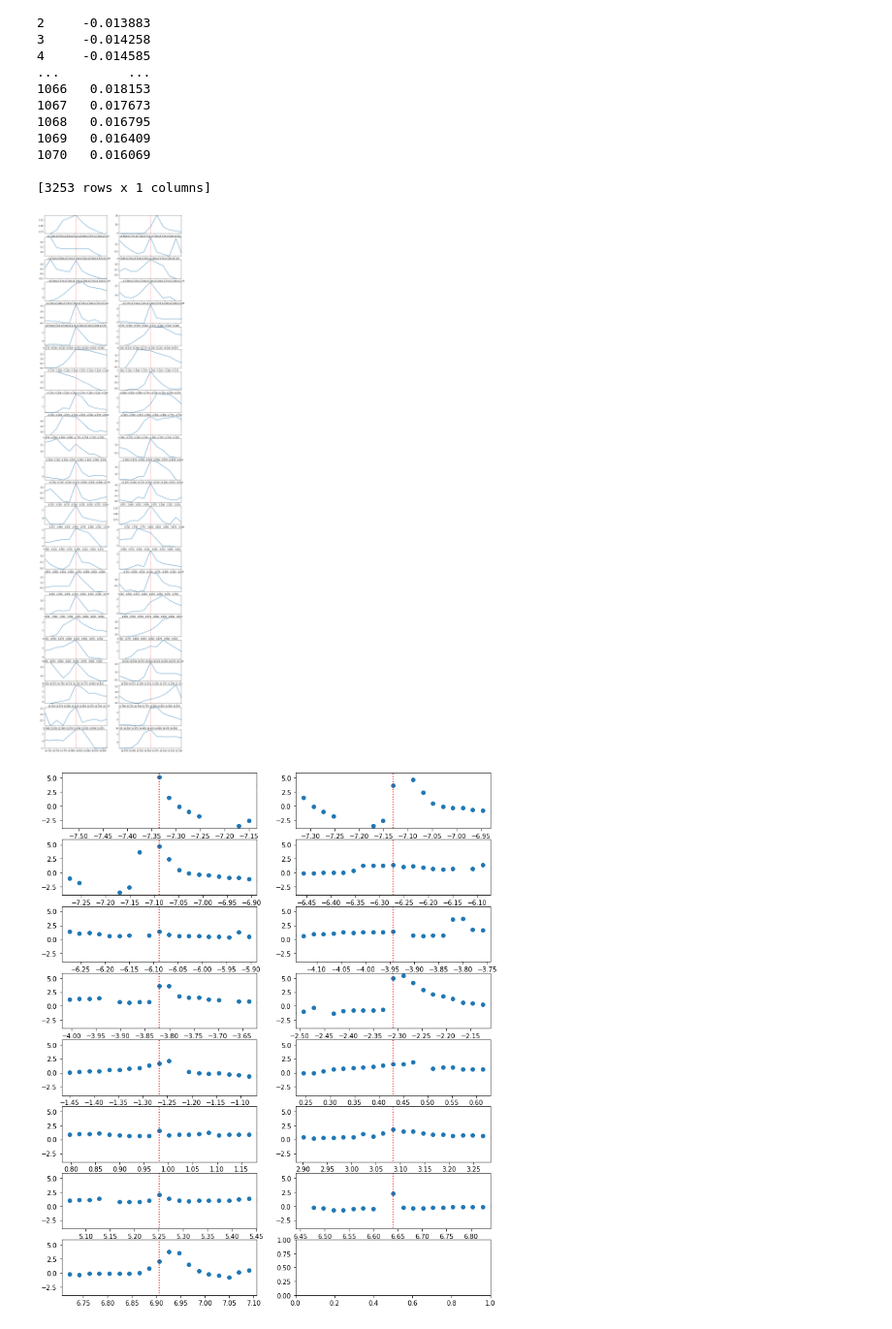
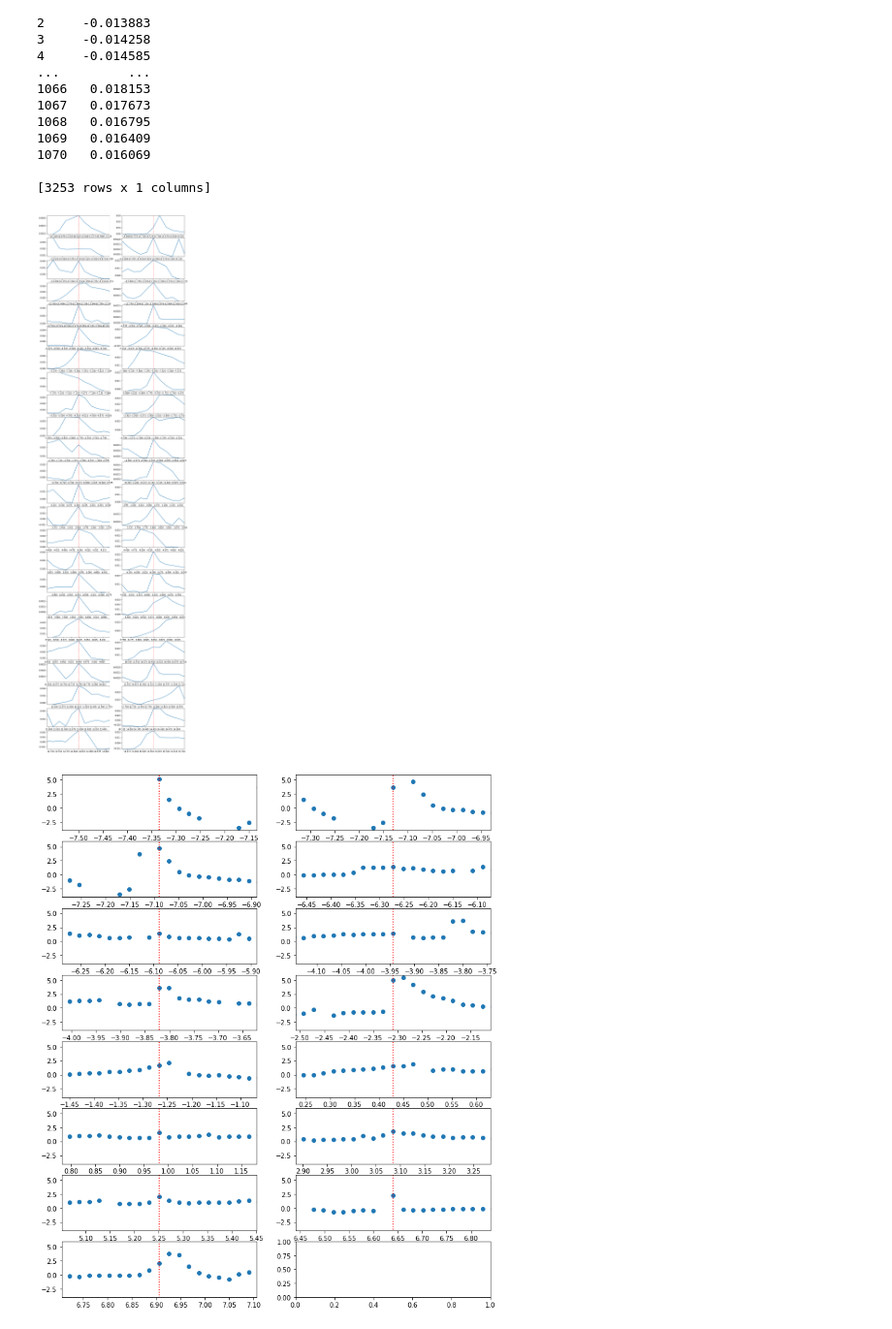
Before and after one commit to exoclam/epic-246301900, a Jupyter notebook: injection-recovery/injection_recovery.ipynb, the cells around one changed output. Shown at 97% size. Cells and saved outputs as stored; diff of their text form; code cells hidden in the pictures.

Commit message:
ampls is now from flux-pred rather than flux or flux-pred divided by std

```diff
--- a/injection-recovery/injection_recovery.ipynb
+++ b/injection-recovery/injection_recovery.ipynb
@@ -1213,19 +1260,20 @@ pred_df.to_csv('preds.csv',index=False)
 # %%
 fig, axes = plt.subplots(ncols=2, nrows=np.ceil(npeaks_pre/2).astype(int), figsize=[12,npeaks_pre])
 axes = axes.flatten()
 for i in range(npeaks_pre):
     ax = axes[i]
     #ax.plot(x_pre, y_pre)
     detrended_pre = (norm_flux_pre - pred_pre)/np.std(norm_flux_pre - pred_pre)
+    detrended_pre = norm_flux_pre - pred_pre
     ax.plot(x_pre, detrended_pre) # norm_flux_pre
     #ax.axvline(tpeaks[i], np.min(y), np.max(y), color='r', linestyle=':')
     ax.axvline(tpeaks_norm_pre[i], -1, 1, color='r', linestyle=':')
     buffer = 0.1
     ax.set_xlim(tpeaks_norm_pre[i]-buffer, tpeaks_norm_pre[i]+buffer)
     snapshot = detrended_pre.loc[(x_pre > tpeaks_norm_pre[i]-buffer) & (x_pre < tpeaks_norm_pre[i]+buffer)] #- pd.Series(pred_pre).loc[(pd.Series(pred_pre) > tpeaks_norm_pre[i]-0.2) & (pd.Series(pred_pre) < tpeaks_norm_pre[i]+0.2)]
     ax.set_ylim(min(snapshot), max(snapshot))
 # %% [output]
-[figure, old version]
+[figure, new version]
 # %%
 fig, axes = plt.subplots(ncols=2, nrows=np.ceil(npeaks_post/2).astype(int), figsize=[12,npeaks_post])
 axes = axes.flatten()
```
Also changed, not shown: parts of 15 cells of this notebook, 1 other file.
